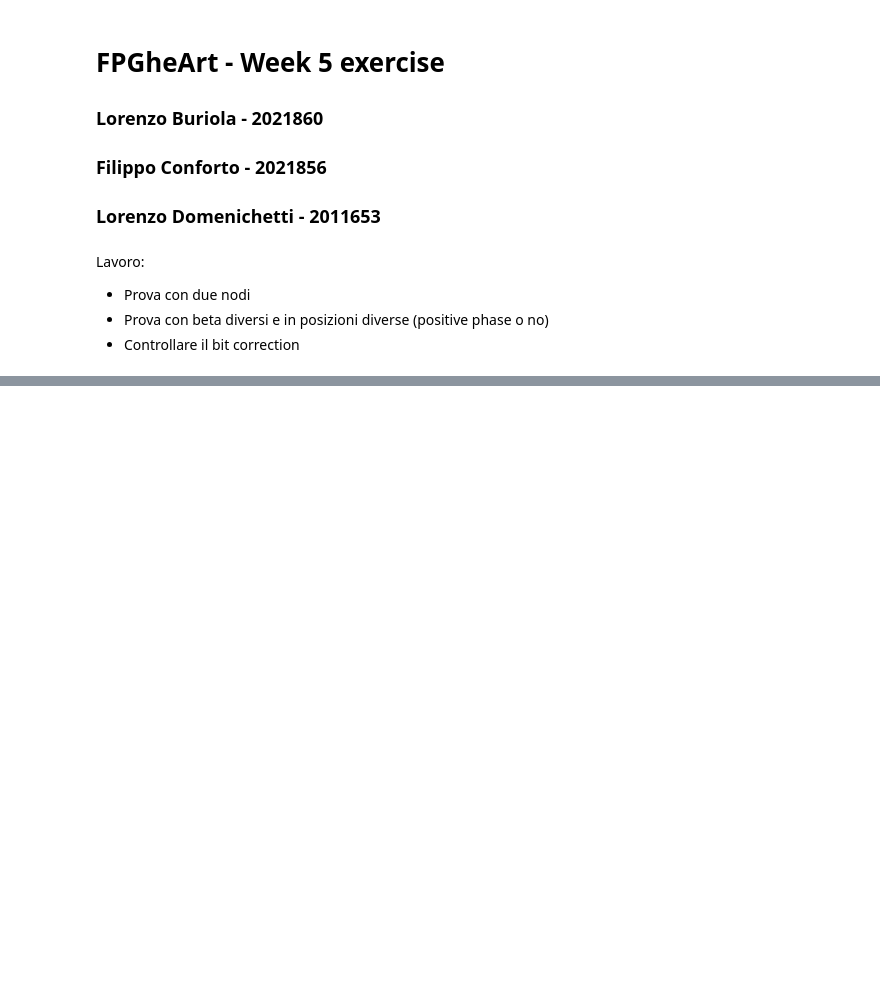
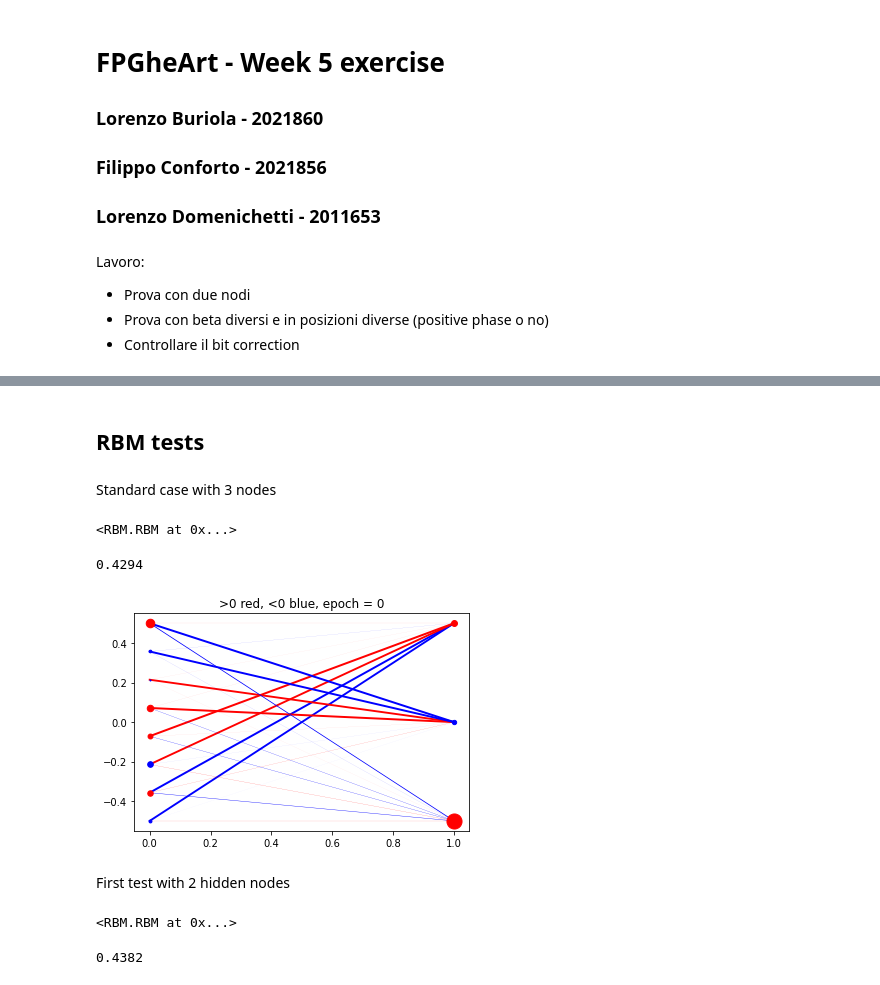
Before and after one commit to LorenzoBuriola/LoCP_moduleB, a Jupyter notebook: Week5/FPGheArt_exercise5.ipynb, the cells around one changed output, grey strips where cells are left out. Saved outputs shown, nothing was run; the diff lists cells and outputs as text; code cells hidden in the pictures; blank space fills up the shorter version.

```diff
--- a/Week5/FPGheArt_exercise5.ipynb
+++ b/Week5/FPGheArt_exercise5.ipynb
@@ -272,0 +80,28 @@ print(score)
+# %% [markdown]
+## RBM tests
+# %% [markdown]
+Standard case with 3 nodes
+# %%
+my_rbm = rbm.RBM()
+my_rbm.fit(v)
+# %% [output]
+<RBM.RBM at 0x...>
+# %%
+my_rbm.score(v,seq)
+# %% [output]
+0.4294
+# %%
+plotgraph(*(my_rbm.params()))
+# %% [output]
+[figure, added]
+# %% [markdown]
+First test with 2 hidden nodes
+# %%
+my_rbm = rbm.RBM(M=2)
+my_rbm.fit(v)
+# %% [output]
+<RBM.RBM at 0x...>
+# %%
+my_rbm.score(v,seq)
+# %% [output]
+0.4382
```
Also changed, not shown: parts of 21 cells of this notebook, 1 other file.
